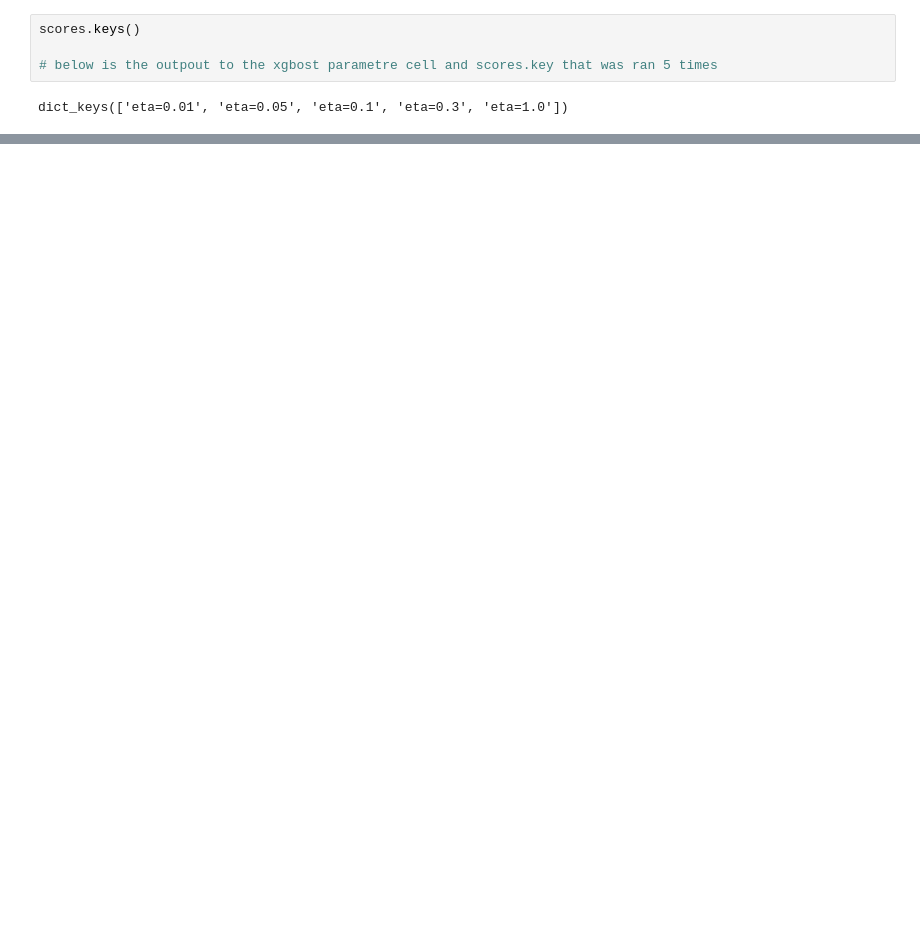
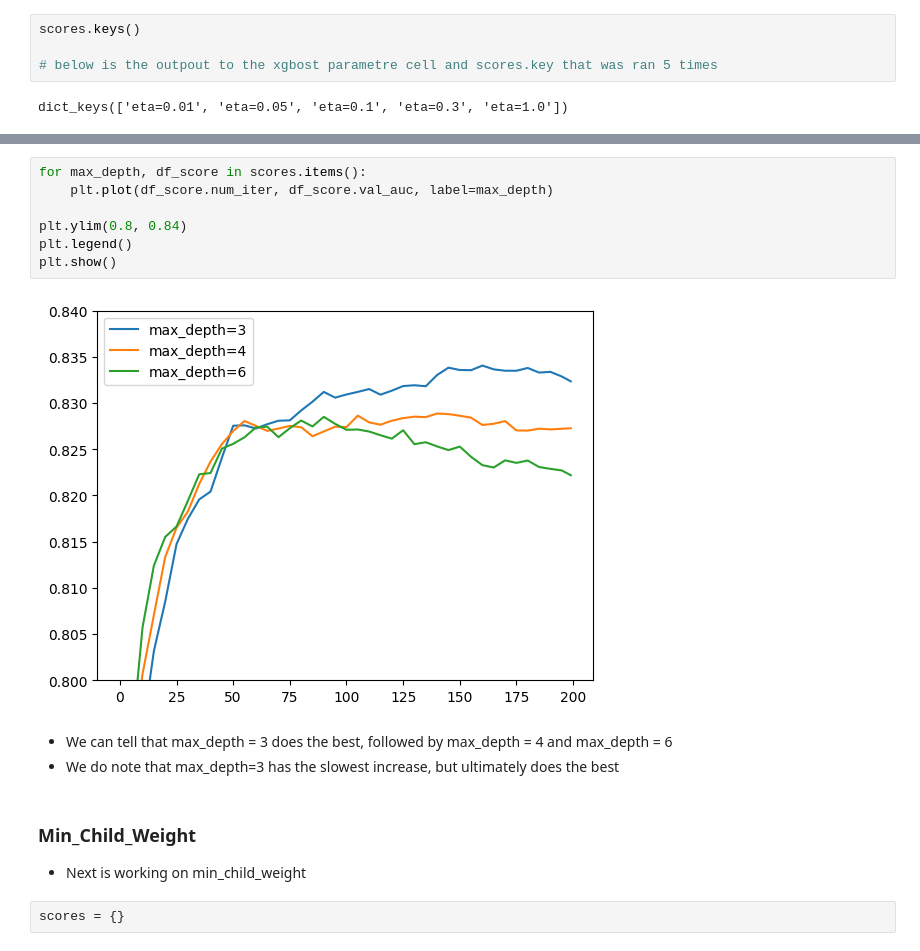
Before and after one commit to FirstBML/Machine-Learning-1st-Assigmnment, a Jupyter notebook: Homework/Modules/Decision_Tree&Ensemble_Learning.ipynb, the cells around one changed output, grey strips where cells are left out. Drawn from its saved outputs; the diff is of its cells as text; blank space fills up the shorter version.

```diff
--- a/Homework/Modules/Decision_Tree&Ensemble_Learning.ipynb
+++ b/Homework/Modules/Decision_Tree&Ensemble_Learning.ipynb
@@ -1086,0 +1181,17 @@ plt.show()
+# %%
+for max_depth, df_score in scores.items():
+    plt.plot(df_score.num_iter, df_score.val_auc, label=max_depth)
+
+plt.ylim(0.8, 0.84)
+plt.legend()
+plt.show()
+# %% [output]
+[figure, added]
+# %% [markdown]
+- We can tell that max_depth = 3 does the best, followed by max_depth = 4 and max_depth = 6
+- We do note that max_depth=3 has the slowest increase, but ultimately does the best
+# %% [markdown]
+### Min_Child_Weight
+- Next is working on min_child_weight
+# %%
+scores = {}
```
Also changed, not shown: parts of 40 cells of this notebook, 1 other file.
